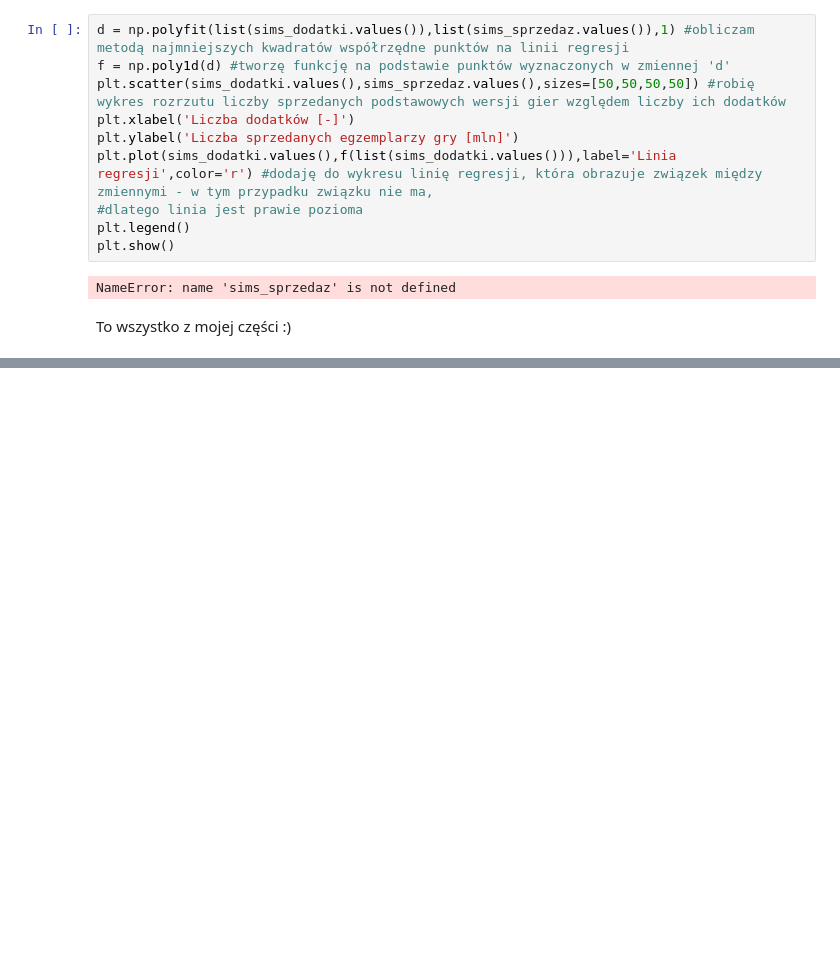
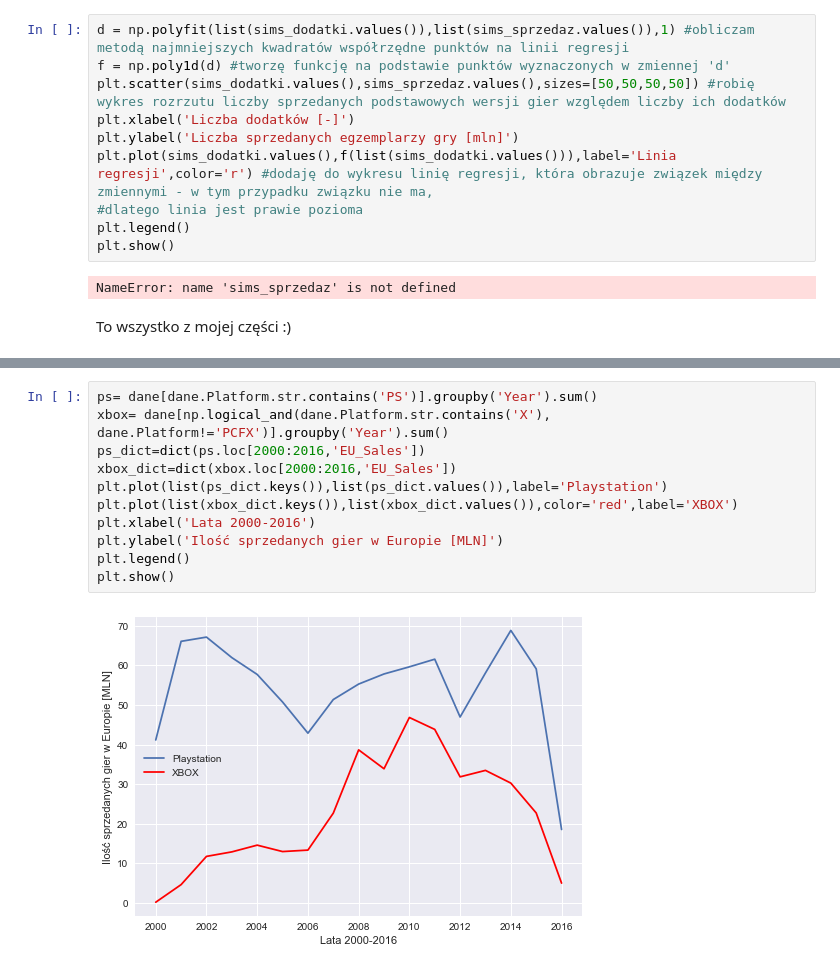
Before and after one commit to JuliaSlowik/awd, a Jupyter notebook: Sales_of_video_games_analiza_ostateczne.ipynb, the cells around one changed output, grey strips where cells are left out. Cells and saved outputs as stored; diff of their text form; blank space fills up the shorter version.

```diff
--- a/Sales_of_video_games_analiza_ostateczne.ipynb
+++ b/Sales_of_video_games_analiza_ostateczne.ipynb
@@ -348,0 +362,13 @@ plt.show()
+# %%
+ps= dane[dane.Platform.str.contains('PS')].groupby('Year').sum()
+xbox= dane[np.logical_and(dane.Platform.str.contains('X'), dane.Platform!='PCFX')].groupby('Year').sum()
+ps_dict=dict(ps.loc[2000:2016,'EU_Sales'])
+xbox_dict=dict(xbox.loc[2000:2016,'EU_Sales'])
+plt.plot(list(ps_dict.keys()),list(ps_dict.values()),label='Playstation')
+plt.plot(list(xbox_dict.keys()),list(xbox_dict.values()),color='red',label='XBOX')
+plt.xlabel('Lata 2000-2016')
+plt.ylabel('Ilość sprzedanych gier w Europie [MLN]')
+plt.legend()
+plt.show()
+# %% [output]
+[figure, added]
```
Also changed, not shown: parts of 8 cells of this notebook.
